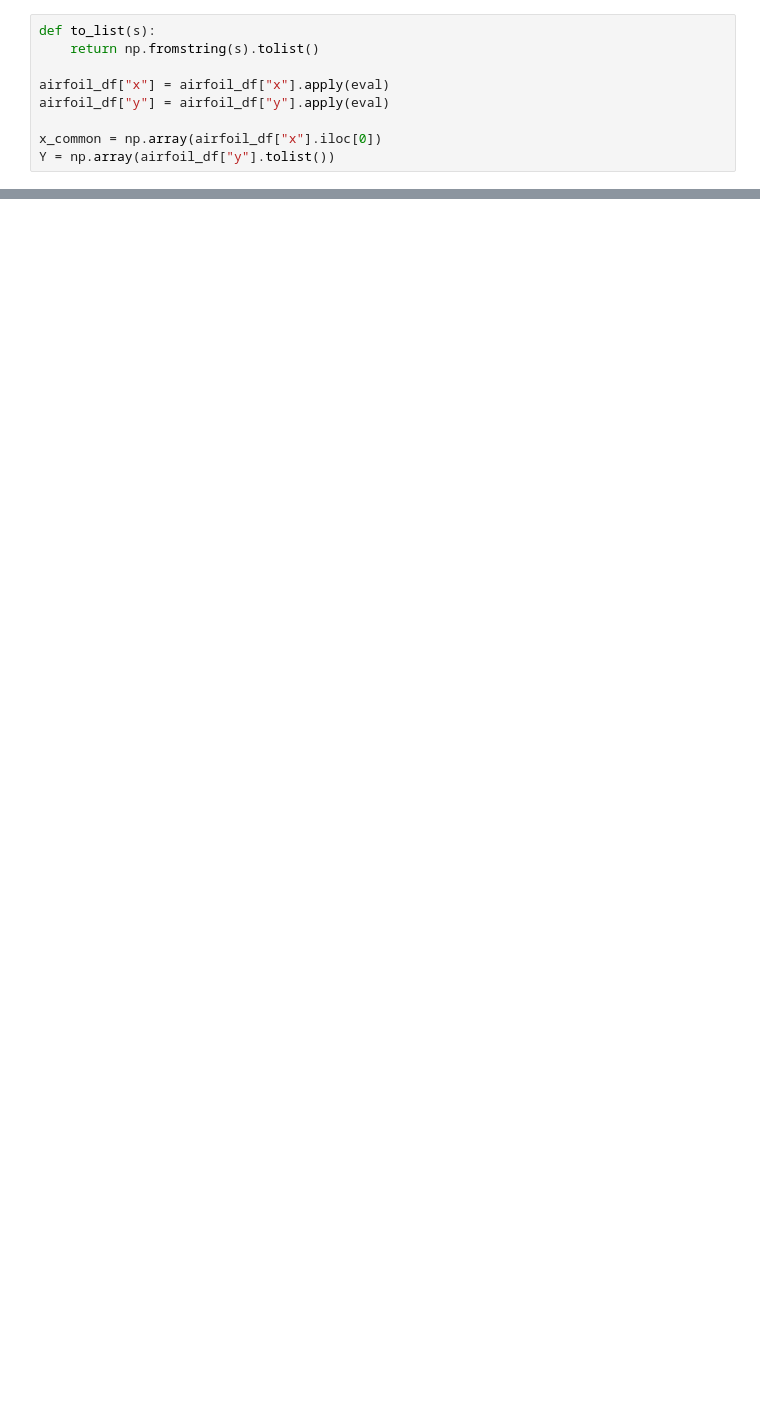
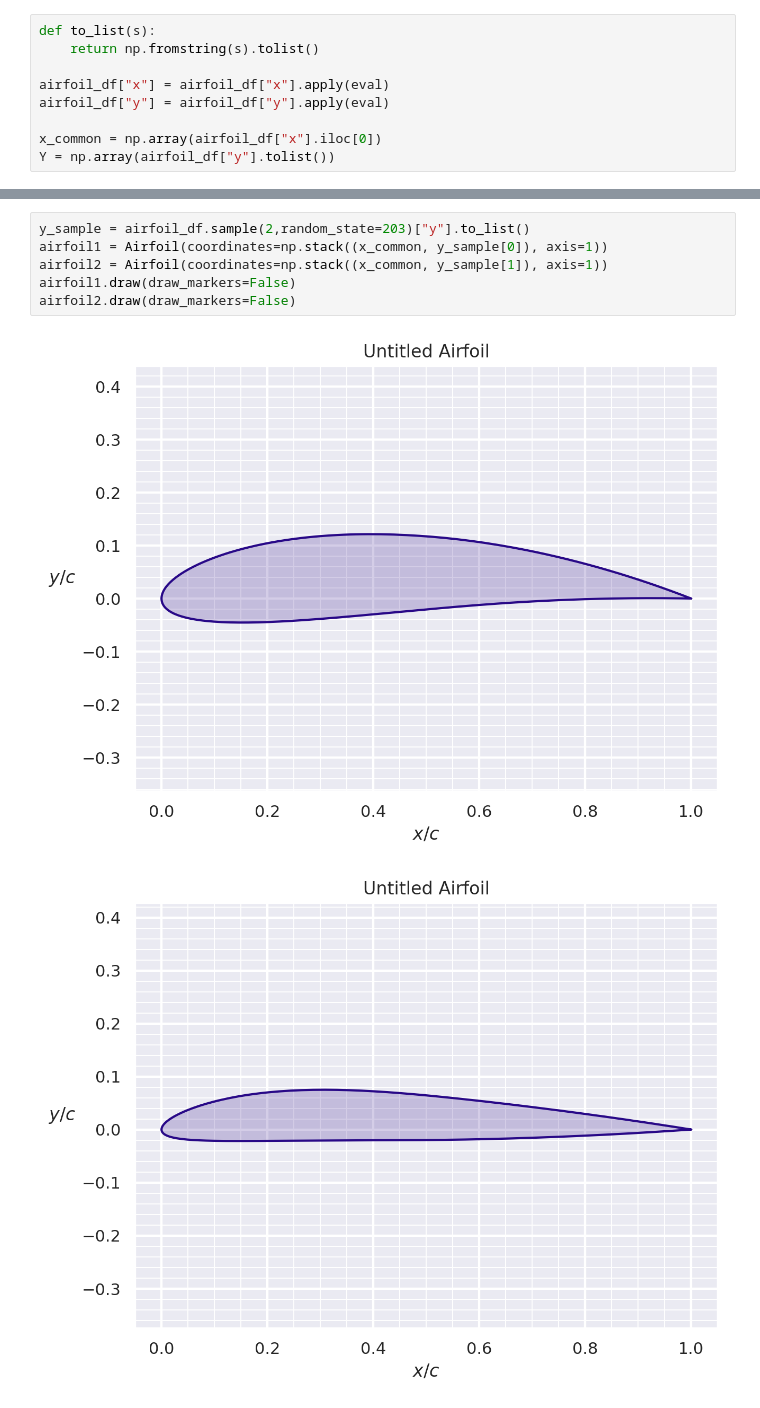
Before and after one commit to Mohit-coder-droid/NNAero, a Jupyter notebook: tutorials/models/vae.ipynb, the cells around one changed output, grey strips where cells are left out. Saved outputs shown, nothing was run; the diff lists cells and outputs as text; blank space fills up the shorter version.

```diff
--- a/tutorials/models/vae.ipynb
+++ b/tutorials/models/vae.ipynb
@@ -128,0 +214,9 @@ AttributeError: 'NoneType' object has no attribute 'seek'. You can only torch.lo
+# %%
+y_sample = airfoil_df.sample(2,random_state=203)["y"].to_list()
+airfoil1 = Airfoil(coordinates=np.stack((x_common, y_sample[0]), axis=1))
+airfoil2 = Airfoil(coordinates=np.stack((x_common, y_sample[1]), axis=1))
+airfoil1.draw(draw_markers=False)
+airfoil2.draw(draw_markers=False)
+# %% [output]
+[figure, added]
+[figure, added]
```
Also changed, not shown: parts of 23 cells of this notebook, 1 other file.
